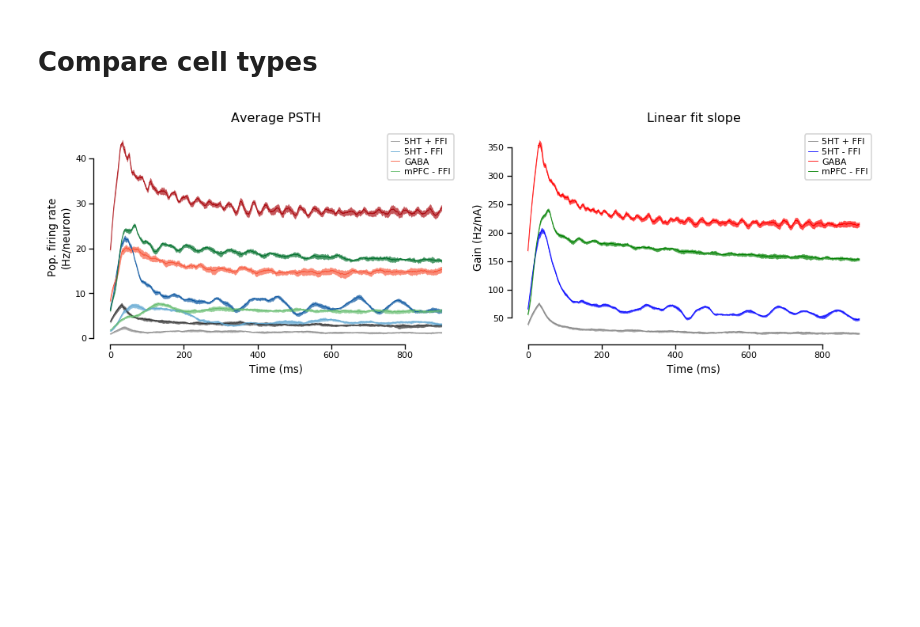
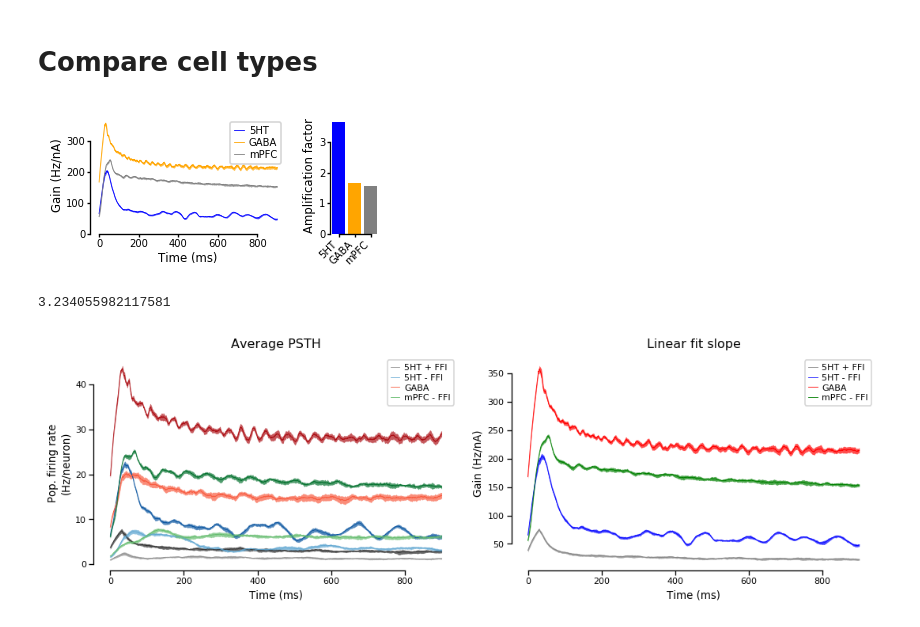
Before and after one commit to nauralcodinglab/raphegif, a Jupyter notebook: figs/scripts/writeup/gain_illustration.ipynb, the cells around one changed output. Saved outputs shown, nothing was run; the diff lists cells and outputs as text; code cells hidden in the pictures; blank space fills up the shorter version.

```diff
--- a/figs/scripts/writeup/gain_illustration.ipynb
+++ b/figs/scripts/writeup/gain_illustration.ipynb
@@ -1045,6 +1049,44 @@ plt.tight_layout()
 Negative control. If I did my simulations right, GABA in the `noinput` condition should be flat.
 # %% [markdown]
 # Compare cell types
+# %%
+def get_gain_ratio(gain_estimator):
+    peak_gain = gain_estimator.gain.max()
+    steady_state_gain = gain_estimator.gain[-1000:].mean()
+    return peak_gain / steady_state_gain
+# %%
+plt.figure(figsize=(3, 1.5))
+
+ratio_spec = gs.GridSpec(1, 2, width_ratios=[1, 0.25])
+
+plt.subplot(ratio_spec[:, 0])
+visualizer.plot_gain('DRN', 'KO', 'base', 'Principal PSTH', label='5HT', color='blue')
+visualizer.plot_gain('DRN', 'base', 'base', 'GABA PSTH', label='GABA', color='orange')
+visualizer.plot_gain('mPFC', 'KO', 'base', 'Principal PSTH', label='mPFC', color='gray')
+plt.ylim(0, plt.ylim()[1])
+plt.xlabel('Time (ms)')
+plt.ylabel('Gain (Hz/nA)')
+plt.legend()
+
+plt.subplot(ratio_spec[:, 1])
+plt.bar(x=0, height=get_gain_ratio(visualizer._fit_gain_estimator('DRN', 'KO', 'base', 'Principal PSTH')), color='blue')
+plt.bar(x=1, height=get_gain_ratio(visualizer._fit_gain_estimator('DRN', 'base', 'base', 'GABA PSTH')), color='orange')
+plt.bar(x=2, height=get_gain_ratio(visualizer._fit_gain_estimator('mPFC', 'KO', 'base', 'Principal PSTH')), color='gray')
+plt.ylabel('Amplification factor')
+plt.xticks([0, 1, 2], ['5HT', 'GABA', 'mPFC'], rotation=45, ha='right')
+
+sns.despine(trim=True)
+
+plt.tight_layout()
+
+if IMG_PATH is not None:
+    plt.savefig(os.path.join(IMG_PATH, 'celltype_peak_comparison.png'))
+# %% [output]
+[figure, added]
+# %%
+get_gain_ratio(visualizer._fit_gain_estimator('DRN', 'base', 'base', 'Principal PSTH'))
+# %% [output]
+3.234055982117581
 # %%
 sweeps = [3, 7]
 
```
Also changed, not shown: parts of 4 cells of this notebook.
